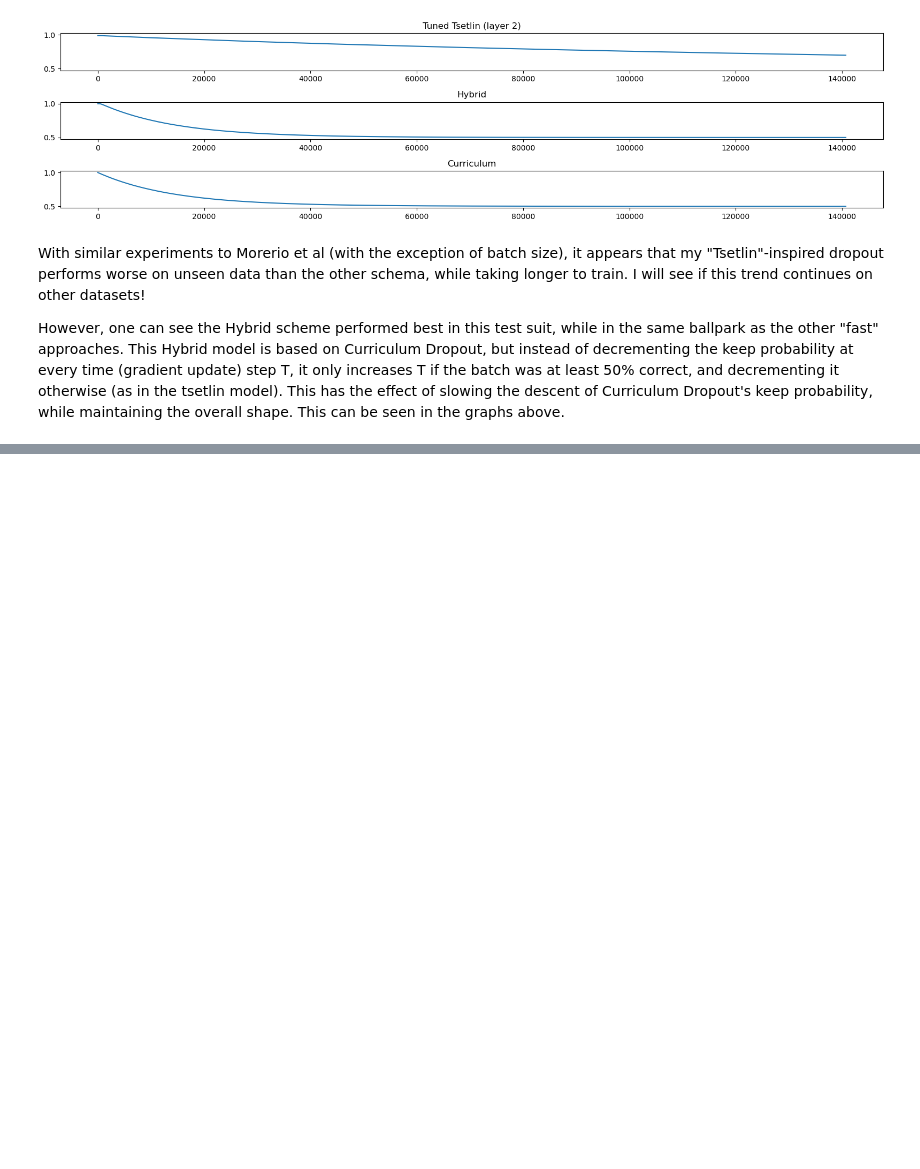
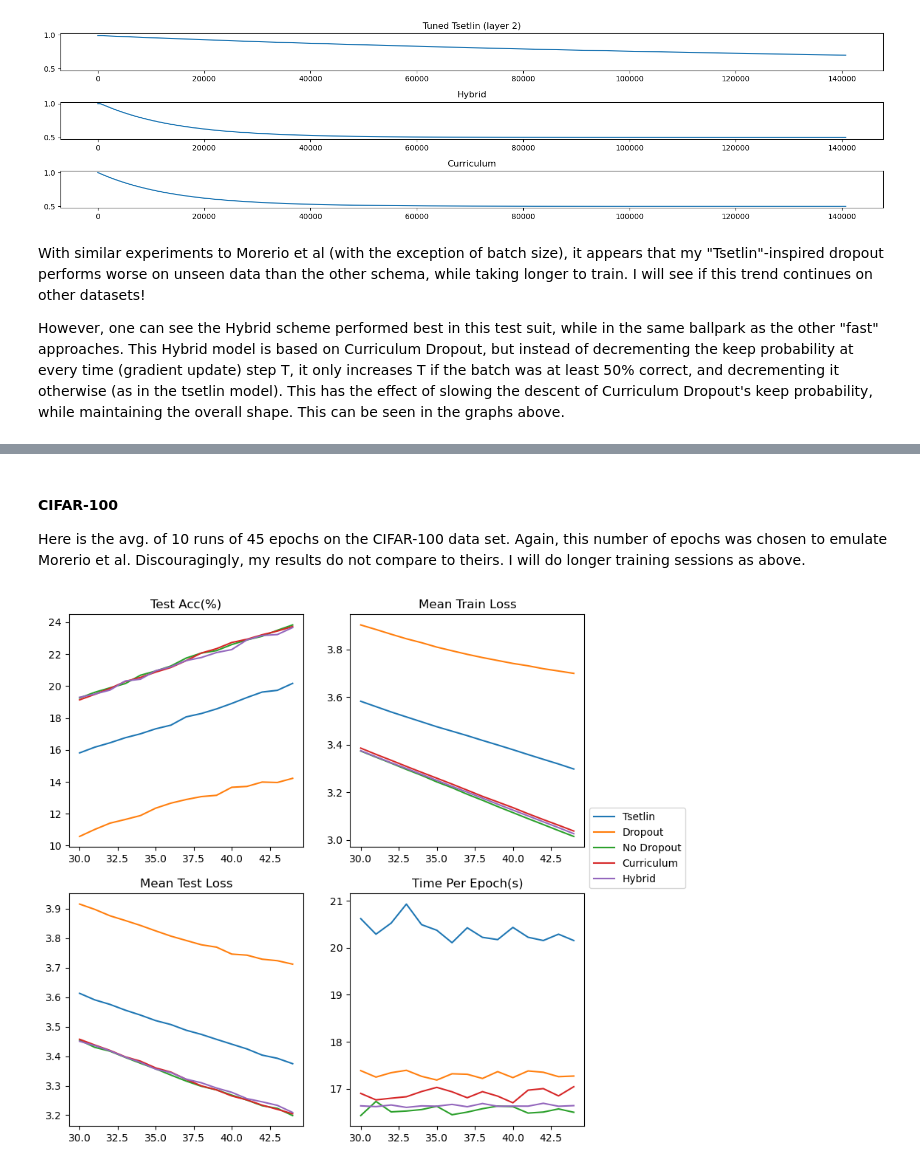
Before and after one commit to pjmcc2/dropoutResearch, a Jupyter notebook: results/Experiments on Version 2.ipynb, the cells around one changed output, grey strips where cells are left out. Drawn from its saved outputs; the diff is of its cells as text; code cells hidden in the pictures; blank space fills up the shorter version.

```diff
--- a/results/Experiments on Version 2.ipynb
+++ b/results/Experiments on Version 2.ipynb
@@ -349,0 +350,27 @@ plt.show()
+# %% [markdown]
+#### CIFAR-100
+
+Here is the avg. of 10 runs of 45 epochs on the CIFAR-100 data set. Again, this number of epochs was chosen to emulate Morerio et al. Discouragingly, my results do not compare to theirs. I will do longer training sessions as above.
+# %%
+tset_cifar100 = pd.read_csv(r"CIFAR100/Tset10x45.csv")
+drop_cifar100 = pd.read_csv(r"CIFAR100/Drop10x45.csv")
+nodrop_cifar100 = pd.read_csv(r"CIFAR100/NoDrop10x45.csv")
+curr_cifar100 = pd.read_csv(r"CIFAR100/CurrDrop10x45.csv")
+hybrid_cifar100 = pd.read_csv(r"CIFAR100/Hybrid10x45.csv")
+
+tavg_cifar100 = get_avg(tset_cifar100, "Epoch")
+davg_cifar100 = get_avg(drop_cifar100, "Epoch")
+navg_cifar100 = get_avg(nodrop_cifar100, "Epoch")
+cavg_cifar100 = get_avg(curr_cifar100, "Epoch")
+havg_cifar100 = get_avg(hybrid_cifar100, "Epoch")
+
+start_from = 30
+
+fig,ax = gen_graphs(np.arange(start_from, 45),[tavg_cifar100,davg_cifar100,navg_cifar100,cavg_cifar100,havg_cifar100],
+                    ["Tsetlin","Dropout","No Dropout","Curriculum","Hybrid"], start_from)
+#fig,ax = gen_graphs(np.arange(45),[tavg_cifar100,davg_cifar100,cavg_cifar100,havg_cifar100],["Tsetlin","Dropout","Curriculum","Hybrid"])
+
+plt.legend(loc="lower left",bbox_to_anchor=(1,1))
+plt.show()
+# %% [output]
+[figure, added]
```
Also changed, not shown: parts of 4 cells of this notebook.
